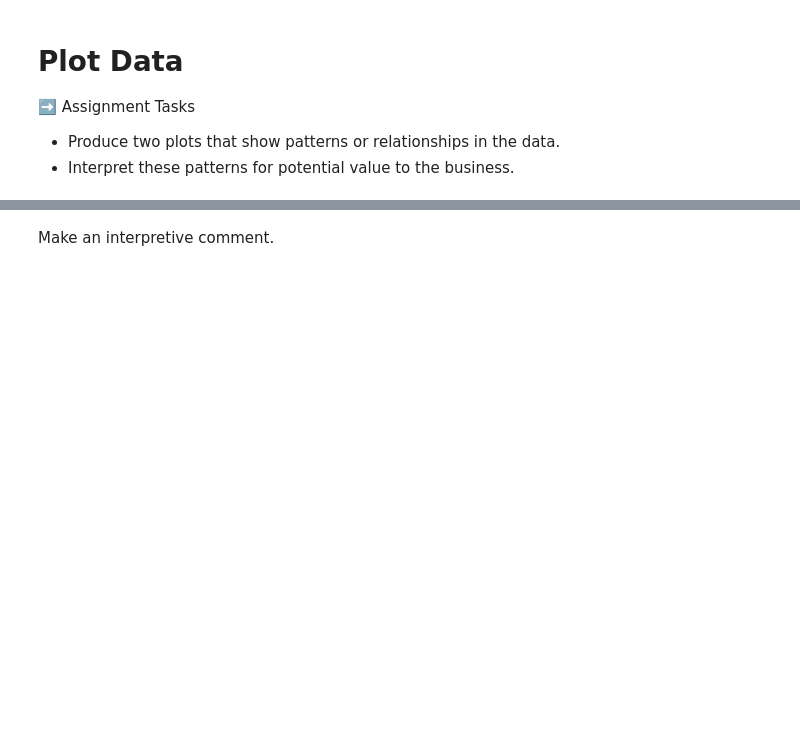
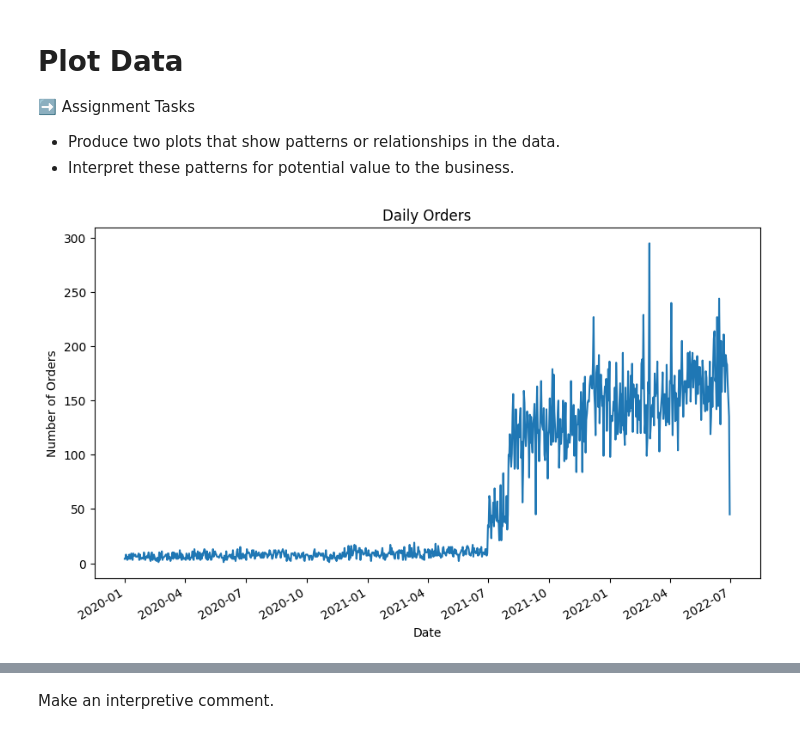
Before and after one commit to SpencerM2003/IS_4487_Tokyo, a Jupyter notebook: McCallum_day3_lab_retailer_intro.ipynb, the cells around one changed output, grey strips where cells are left out. Cells and saved outputs as stored; diff of their text form; code cells hidden in the pictures; blank space fills up the shorter version.

```diff
--- a/McCallum_day3_lab_retailer_intro.ipynb
+++ b/McCallum_day3_lab_retailer_intro.ipynb
@@ -51,7 +93,11 @@ ss = pd.read_csv("https://raw.githubusercontent.com/jefftwebb/is_4487_base/main/
 # %%
 # Search for and filter outliers
+ss=ss[ss.quantity <5000]
+ss=ss[ss.product_price <10000]
 # %%
 # create total_purchase
+
+ss['total_purchase'] = ss['quantity'] * ss['product_price']
 # %% [markdown]
 Check that your cleaning worked
 # %%
@@ -70,0 +124,7 @@ Does more cleaning need to be done? If so, do it and then recreate the above sum
+# %%
+# average price
+ss['order_date'] = pd.to_datetime(ss['order_date'], errors='coerce')
+
+ss_filtered = ss[(ss['order_date'].dt.year >=2020) & (ss['order_date'].dt.year <=2022)]
+ss['year_month'] = ss['order_date'].dt.to_period('M')
+ss.groupby('year_month')['product_price'].mean()
@@ -70,0 +149,4 @@ Does more cleaning need to be done? If so, do it and then recreate the above sum
+# %%
+# total revenue
+ss_filtered['order_year_month'] = ss['order_date'].dt.to_period('M')
+ss_filtered.groupby('order_year_month')['total_purchase'].mean()
@@ -80,0 +182,14 @@ Does more cleaning need to be done? If so, do it and then recreate the above sum
+# %%
+# Your code goes here.  Plot 1
+import matplotlib.pyplot as plt
+import seaborn as mdates # seaborn is not used in this code and can be removed
+
+daily_order = ss_filtered.groupby('order_date')['order_id'].count()
+
+# Use the correct variable name 'daily_order'
+ax = daily_order.plot(kind='line', figsize=(10, 6), title='Daily Orders')
+ax.set_xlabel('Date')
+ax.set_ylabel('Number of Orders')
+plt.show() # this will display the plot
+# %% [output]
+[figure, added]
```
Also changed, not shown: parts of 13 cells of this notebook.
